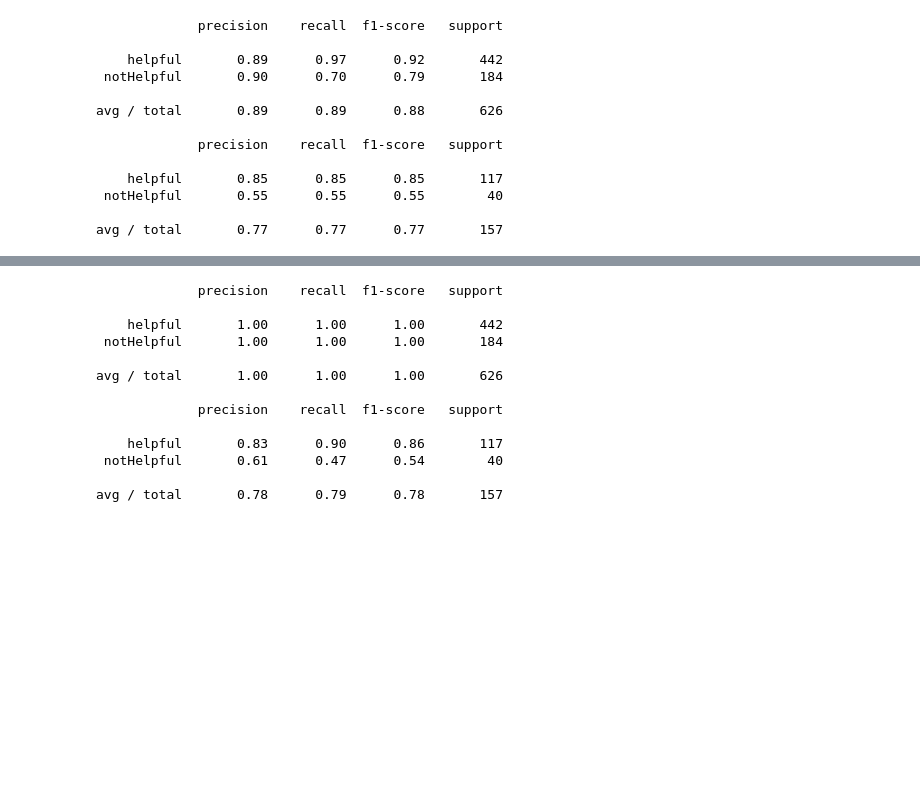
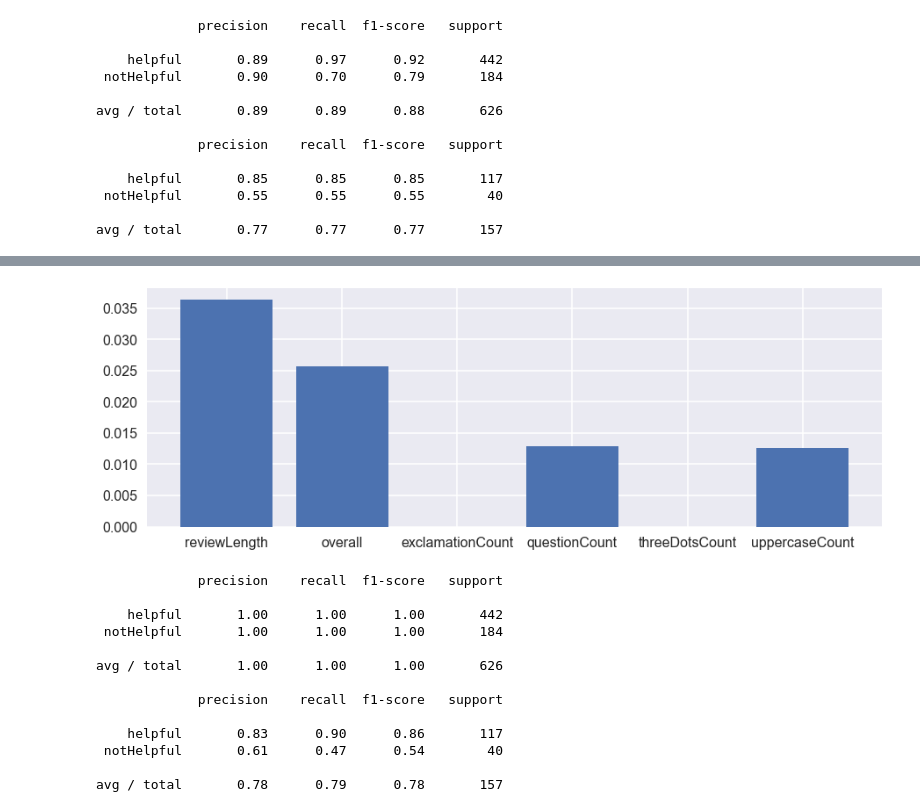
Before and after one commit to adamazon/adamazon-code, a Jupyter notebook: Helpful score prediction.ipynb, the cells around one changed output, grey strips where cells are left out. Cells and saved outputs as stored; diff of their text form; code cells hidden in the pictures; blank space fills up the shorter version.

```diff
--- a/Helpful score prediction.ipynb
+++ b/Helpful score prediction.ipynb
@@ -239,6 +277,7 @@ y = ps_reviews.helpfulOrNot.values
 # y = ps_reviews.helpfulOrNotOrNeutral.values
 # y = ps_reviews.overall.apply(lambda x: str(x)).values
 
+features_name = ['reviewLength', 'overall', 'exclamationCount', 'questionCount', 'threeDotsCount', 'uppercaseCount']
 
 X = ps_reviews.summary.values
 X = X.reshape(len(X), 1)
@@ -309,3 +348,16 @@ avg / total       0.80      0.80      0.80       157
+# %%
+importants = []
+
+for i in range(600, 606):
+    importants.append(clf.feature_importances_[i])
+
+plt.figure(figsize=(15, 5))
+
+plt.bar(range(6), importants, align='center')
+plt.xticks(range(6), features_name)
+plt.show()
+# %% [output]
+[figure, added]
 # %%
 from sklearn.ensemble import GradientBoostingClassifier
 from sklearn.feature_selection import SelectFromModel
```
Also changed, not shown: parts of 6 cells of this notebook.
